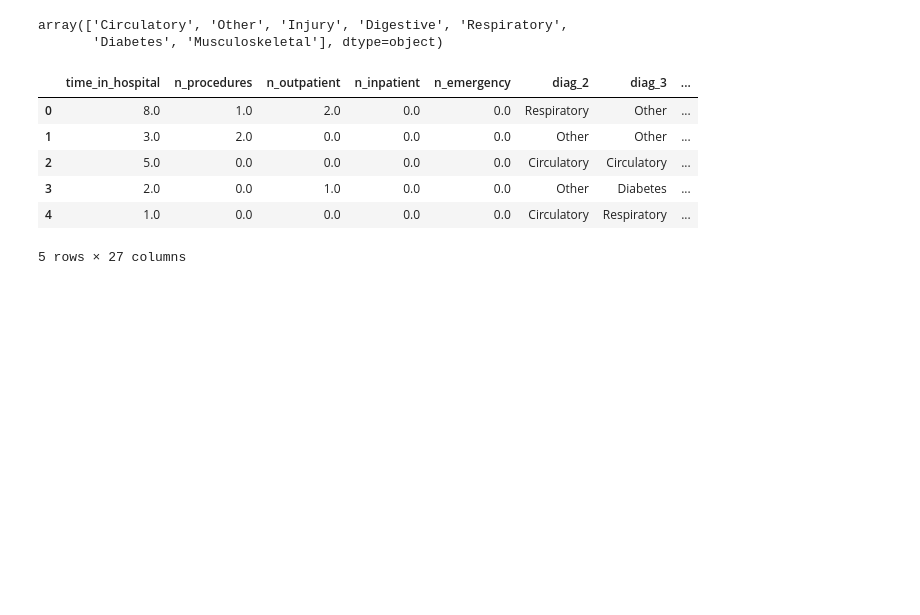
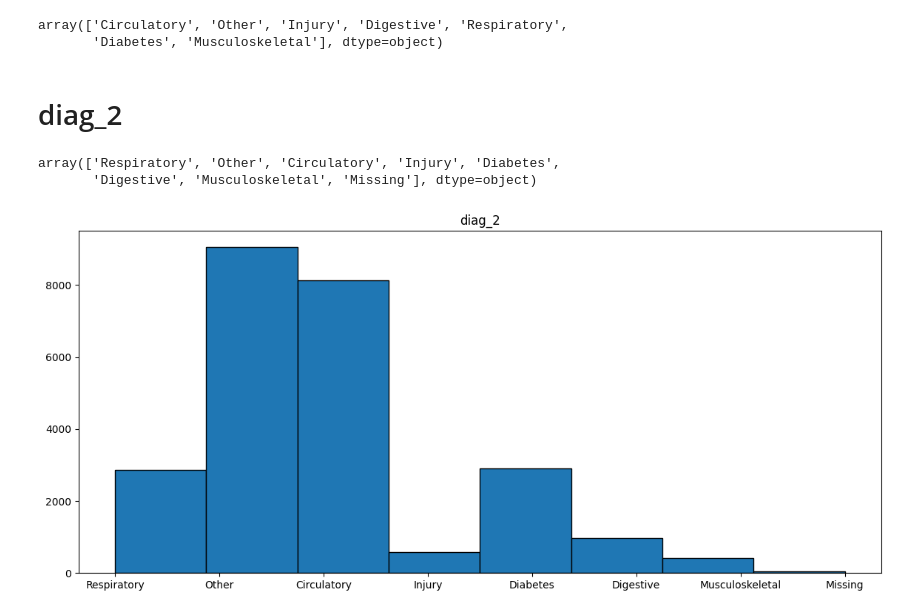
Before and after one commit to CodeWarriorM/Hospital_Readmission, a Jupyter notebook: notebooks/EDA.ipynb, the cells around one changed output. Drawn from its saved outputs; the diff is of its cells as text; code cells hidden in the pictures; blank space fills up the shorter version.

```diff
--- a/notebooks/EDA.ipynb
+++ b/notebooks/EDA.ipynb
@@ -518,18 +508,23 @@ array(['Circulatory', 'Other', 'Injury', 'Digestive', 'Respiratory',
        'Diabetes', 'Musculoskeletal'], dtype=object)
 # %%
 # OneHotEncoder
-encoder = OneHotEncoder(sparse_output=False)
-encoded_data = encoder.fit_transform(data[['diag_1']])
-encoded_df = pd.DataFrame(encoded_data, columns=encoder.get_feature_names_out(['diag_1']))
-data = data.drop('diag_1', axis=1)
-data = pd.concat([data, encoded_df], axis=1)
+ohe = OneHotEncoder(sparse_output=False)
+ohe.fit(data[['diag_1']])
+data[ohe.get_feature_names_out()] = ohe.transform(data[['diag_1']])
+data = data.drop(columns = ['diag_1'])
-# %%
-data.head()
-# %% [output]
-|  | time_in_hospital | n_procedures | n_outpatient | n_inpatient | n_emergency | diag_2 | diag_3 | ... |
-| 0 | 8.0 | 1.0 | 2.0 | 0.0 | 0.0 | Respiratory | Other | ... |
-| 1 | 3.0 | 2.0 | 0.0 | 0.0 | 0.0 | Other | Other | ... |
-| 2 | 5.0 | 0.0 | 0.0 | 0.0 | 0.0 | Circulatory | Circulatory | ... |
-| 3 | 2.0 | 0.0 | 1.0 | 0.0 | 0.0 | Other | Diabetes | ... |
-| 4 | 1.0 | 0.0 | 0.0 | 0.0 | 0.0 | Circulatory | Respiratory | ... |
-5 rows × 27 columns
+# %% [markdown]
+# diag_2
+# %%
+test = 'diag_2'
+data[test].unique()
+# %% [output]
+array(['Respiratory', 'Other', 'Circulatory', 'Injury', 'Diabetes',
+       'Digestive', 'Musculoskeletal', 'Missing'], dtype=object)
+# %%
+# Histogramm
+plt.figure(figsize=(14, 6))
+plt.hist(data[test], bins=(8), edgecolor='black')
+plt.title(test)
+plt.show()
+# %% [output]
+[figure, added]
```
Also changed, not shown: parts of 33 cells of this notebook.
